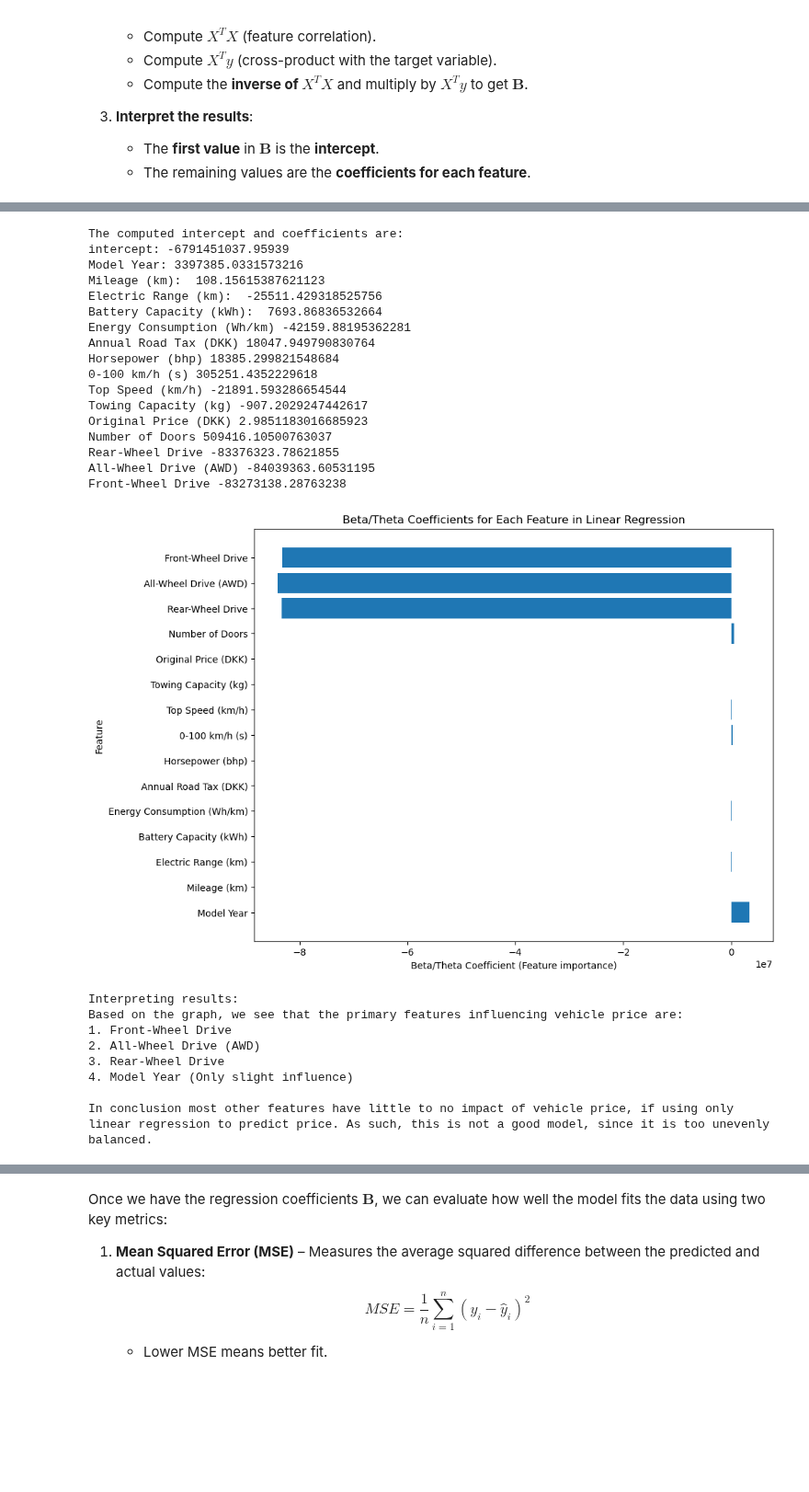
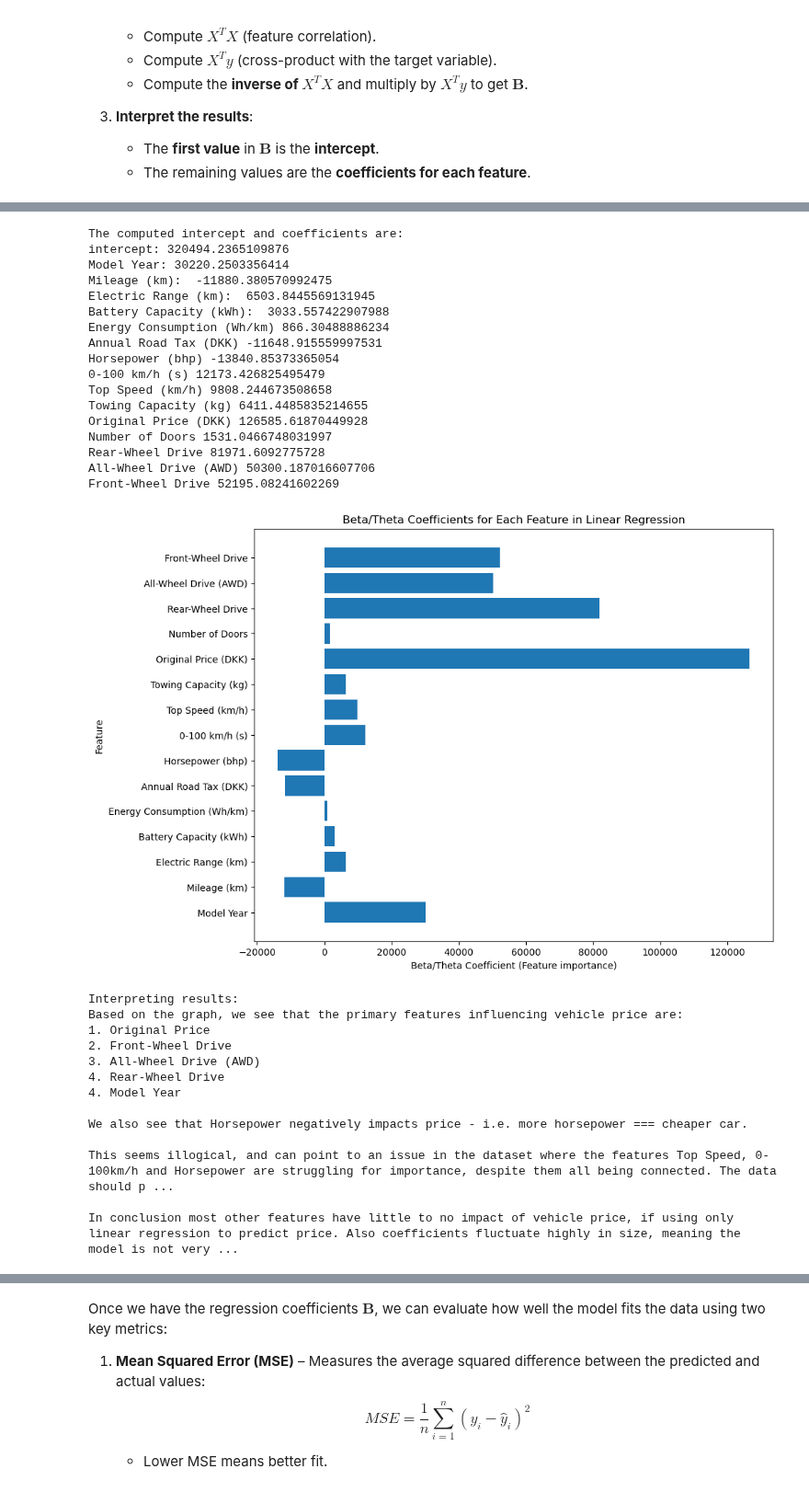
Before and after one commit to Dogmeat2000/MAL1-Python, a Jupyter notebook: Assignment 2/Assignment_2.ipynb, the cells around one changed output, grey strips where cells are left out. Shown at 92% size. Cells and saved outputs as stored; diff of their text form; code cells hidden in the pictures; blank space fills up the shorter version.

Commit message:
Assignment 2: Added scaling to task 1 - since intermediate results in task 2 were waaaay off.

```diff
--- a/Assignment 2/Assignment_2.ipynb
+++ b/Assignment 2/Assignment_2.ipynb
@@ -61,14 +61,14 @@ Y = data['Price (DKK)']
 X = data.drop(columns=['Price (DKK)'])
 
 # Now we use StandardScaler to scale the feature set:
-#scaler = StandardScaler()
-#X = scaler.fit_transform(X)
+scaler = StandardScaler()
+X = scaler.fit_transform(X)
 
 # Define train data and test data. We use 85% for training and 15% for testing:
 X_train, X_test, Y_train, Y_test = train_test_split(X, Y, test_size=0.15, random_state=42)
 
 print("\n\n# Head of the training Feature Set for visual inspection:")
-display(X_train.head())
+print(X_train)
 # %% [output]
 # Head of the raw Data for visual inspection:
 |  | Price (DKK) | Model Year | Mileage (km) | Electric Range (km) | Battery Capacity (kWh) | ... |
@@ -200,50 +207,60 @@ print("\nThe computed intercept and coefficients are: ",
       "\nFront-Wheel Drive", Beta[15])
 # %% [output]
 The computed intercept and coefficients are:
-intercept: -6791451037.95939
-Model Year: 3397385.0331573216
-Mileage (km):  108.15615387621123
-Electric Range (km):  -25511.429318525756
-Battery Capacity (kWh):  7693.86836532664
-Energy Consumption (Wh/km) -42159.88195362281
-Annual Road Tax (DKK) 18047.949790830764
-Horsepower (bhp) 18385.299821548684
-0-100 km/h (s) 305251.4352229618
-Top Speed (km/h) -21891.593286654544
-Towing Capacity (kg) -907.2029247442617
-Original Price (DKK) 2.9851183016685923
-Number of Doors 509416.10500763037
-Rear-Wheel Drive -83376323.78621855
-All-Wheel Drive (AWD) -84039363.60531195
-Front-Wheel Drive -83273138.28763238
+intercept: 320494.2365109876
+Model Year: 30220.2503356414
+Mileage (km):  -11880.380570992475
+Electric Range (km):  6503.8445569131945
+Battery Capacity (kWh):  3033.557422907988
+Energy Consumption (Wh/km) 866.30488886234
+Annual Road Tax (DKK) -11648.915559997531
+Horsepower (bhp) -13840.85373365054
+0-100 km/h (s) 12173.426825495479
+Top Speed (km/h) 9808.244673508658
+Towing Capacity (kg) 6411.4485835214655
+Original Price (DKK) 126585.61870449928
+Number of Doors 1531.0466748031997
+Rear-Wheel Drive 81971.6092775728
+All-Wheel Drive (AWD) 50300.187016607706
+Front-Wheel Drive 52195.08241602269
 # %%
 ##Now let's visualize this data. We ignore the intercept in this visualization.
 
 # When visualizing/interpreting the data, we skip the intercept. This is to better see how important each feature is, after linear regression.
 values = Beta[1:]
 
 n_features = len(values)
 plt.figure(figsize=(10,8))
 plt.barh(range(n_features), values, align='center')
-plt.yticks(np.arange(n_features), X.columns)
+
+feature_names = ['Model Year', 'Mileage (km)', 'Electric Range (km)', 'Battery Capacity (kWh)', 'Energy Consumption (Wh/km)', 'Annual Road Tax (DKK)', 'Horsepower (bhp)', '0-100 km/h (s)', 'Top Speed (km/h)', 'Towing Capacity (kg)', 'Original Price (DKK)', 'Number of Doors', 'Rear-Wheel Drive', 'All-Wheel Drive (AWD)', 'Front-Wheel Drive']
+
+plt.yticks(np.arange(n_features), feature_names)
 plt.title("Beta/Theta Coefficients for Each Feature in Linear Regression")
 plt.xlabel('Beta/Theta Coefficient (Feature importance)')
 plt.ylabel('Feature')
 
 # Show the plot
 plt.show()
 
 print("Interpreting results:\n"
-      "Based on the graph, we see that the primary features influencing vehicle price are:\n1. Front-Wheel Drive\n2. All-Wheel Drive (AWD)\n3. Rear-Wheel Drive\n4. Model Year (Only slight influence)"
-      "\n\nIn conclusion most other features have little to no impact of vehicle price, if using only linear regression to predict price. As such, this is not a good model, since it is too unevenly balanced.")
+      "Based on the graph, we see that the primary features influencing vehicle price are:\n1. Original Price\n2. Front-Wheel Drive\n3. All-Wheel Drive (AWD)\n4. Rear-Wheel Drive\n4. Model Year"
+      "\n\nWe also see that Horsepower negatively impacts price - i.e. more horsepower === cheaper car. "
+      "\n\nThis seems illogical, and can point to an issue in the dataset where the features Top Speed, 0-100km/h and Horsepower are struggling for importance, despite them all being connected. The data should probably be cleaned up to omit features that are directly related to horsepower."
+      "\n\nIn conclusion most other features have little to no impact of vehicle price, if using only linear regression to predict price. Also coefficients fluctuate highly in size, meaning the model is not very balanced yet. As such, more work should be done on balancing the coefficients.")
 # %% [output]
-[figure, old version]
+[figure, new version]
 Interpreting results:
 Based on the graph, we see that the primary features influencing vehicle price are:
-1. Front-Wheel Drive
-2. All-Wheel Drive (AWD)
-3. Rear-Wheel Drive
-4. Model Year (Only slight influence)
+1. Original Price
+2. Front-Wheel Drive
+3. All-Wheel Drive (AWD)
+4. Rear-Wheel Drive
+4. Model Year
 
-In conclusion most other features have little to no impact of vehicle price, if using only linear regression to predict price. As such, this is not a good model, since it is too unevenly balanced.
+We also see that Horsepower negatively impacts price - i.e. more horsepower === cheaper car.
+
+This seems illogical, and can point to an issue in the dataset where the features Top Speed, 0-100km/h and Horsepower are struggling for importance, despite them all being connected. The data should p ...
+
+In conclusion most other features have little to no impact of vehicle price, if using only linear regression to predict price. Also coefficients fluctuate highly in size, meaning the model is not very ...
 # %% [markdown]
```
Also changed, not shown: parts of 5 cells of this notebook.
